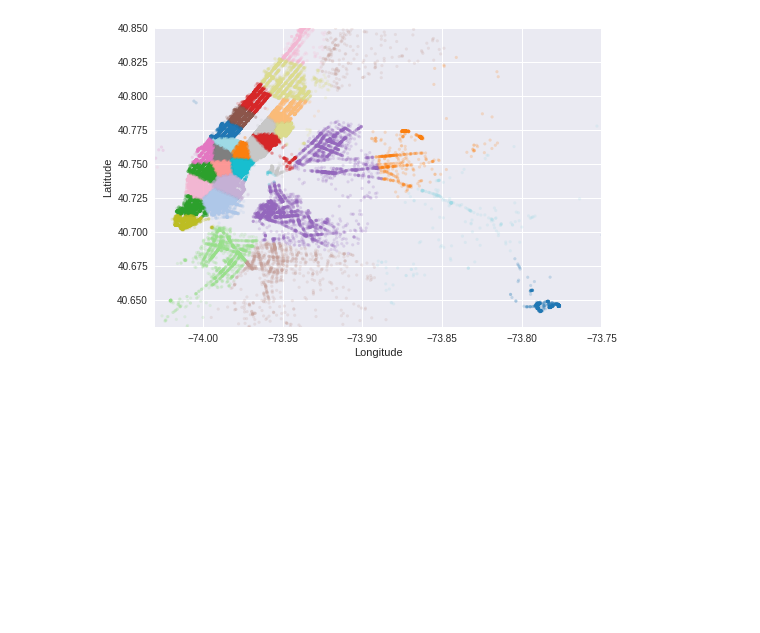
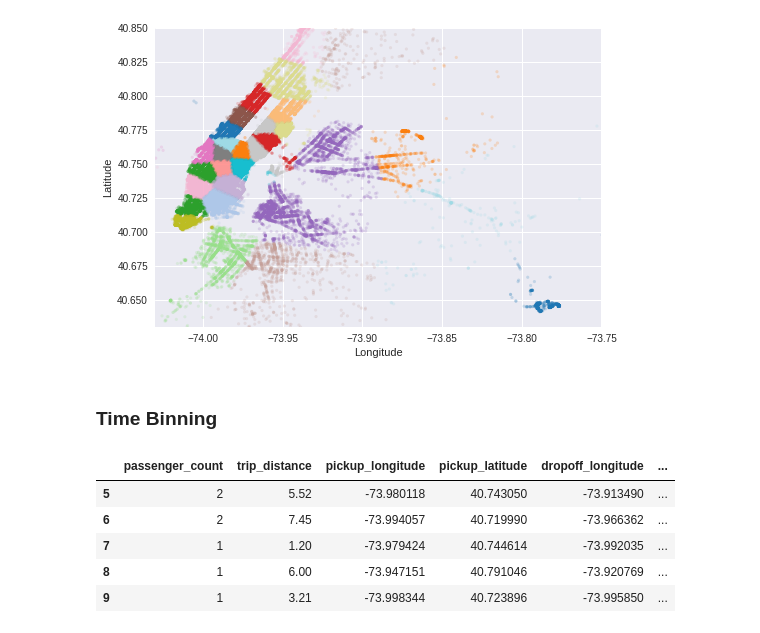
Before and after one commit to hemantmehra/Yellow-Taxi-Demand-Prediction-In-NYC, a Jupyter notebook: Yellow_Taxi_Demand_NYC.ipynb, the cells around one changed output. Cells and saved outputs as stored; diff of their text form; code cells hidden in the pictures; blank space fills up the shorter version.

Commit message:
Data Preparation: Time-binning

```diff
--- a/Yellow_Taxi_Demand_NYC.ipynb
+++ b/Yellow_Taxi_Demand_NYC.ipynb
@@ -740,3 +740,45 @@ def plot_clusters(frame):
 plot_clusters(frame_with_durations_outliers_removed)
 # %% [output]
 [figure]
+# %% [markdown]
+### Time Binning
+# %%
+# Time Stamp : Date       Time
+# 1451606400 : 2016-01-01 00:00:00
+# 1454284800 : 2016-02-01 00:00:00
+# 1456790400 : 2016-03-01 00:00:00
+# 1459468800 : 2016-04-01 00:00:00
+# 1462060800 : 2016-05-01 00:00:00
+# 1464739200 : 2016-06-01 00:00:00
+
+# 1483228800 : 2017-01-01 00:00:00
+# 1485907200 : 2017-02-01 00:00:00
+# 1488326400 : 2017-03-01 00:00:00
+# 1491004800 : 2017-04-01 00:00:00
+# 1493596800 : 2017-05-01 00:00:00
+# 1496275200 : 2017-06-01 00:00:00
+
+def add_pickup_bins(frame,month,year):
+    unix_pickup_times=[i for i in frame['pickup_times'].values]
+    unix_times = [[1451606400,1454284800,1456790400,1459468800,1462060800,1464739200],\
+                    [1483228800,1485907200,1488326400,1491004800,1493596800,1496275200]]
+
+    start_pickup_unix=unix_times[year-2016][month-1]
+    # (int((i-start_pickup_unix)/600)+33) : our unix time is in gmt to we are converting it to est
+    tenminutewise_binned_unix_pickup_times=[(int((i-start_pickup_unix)/600)+33) for i in unix_pickup_times]
+    frame['pickup_bins'] = np.array(tenminutewise_binned_unix_pickup_times)
+    return frame
+# %%
+# clustering, making pickup bins and grouping by pickup cluster and pickup bins
+frame_with_durations_outliers_removed['pickup_cluster'] = kmeans.predict(frame_with_durations_outliers_removed[['pickup_latitude', 'pickup_longitude']])
+jan_2016_frame = add_pickup_bins(frame_with_durations_outliers_removed,1,2016)
+jan_2016_groupby = jan_2016_frame[['pickup_cluster','pickup_bins','trip_distance']].groupby(['pickup_cluster','pickup_bins']).count()
+# %%
+jan_2016_frame.head()
+# %% [output]
+|  | passenger_count | trip_distance | pickup_longitude | pickup_latitude | dropoff_longitude | ... |
+| 5 | 2 | 5.52 | -73.980118 | 40.743050 | -73.913490 | ... |
+| 6 | 2 | 7.45 | -73.994057 | 40.719990 | -73.966362 | ... |
+| 7 | 1 | 1.20 | -73.979424 | 40.744614 | -73.992035 | ... |
+| 8 | 1 | 6.00 | -73.947151 | 40.791046 | -73.920769 | ... |
+| 9 | 1 | 3.21 | -73.998344 | 40.723896 | -73.995850 | ... |
```
Also changed, not shown: parts of 2 cells of this notebook.
